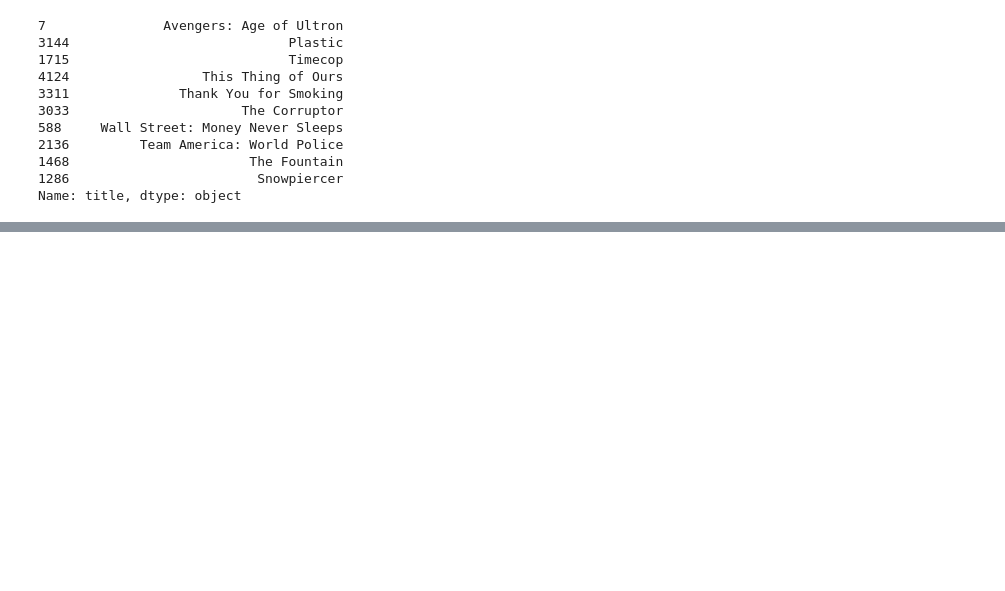
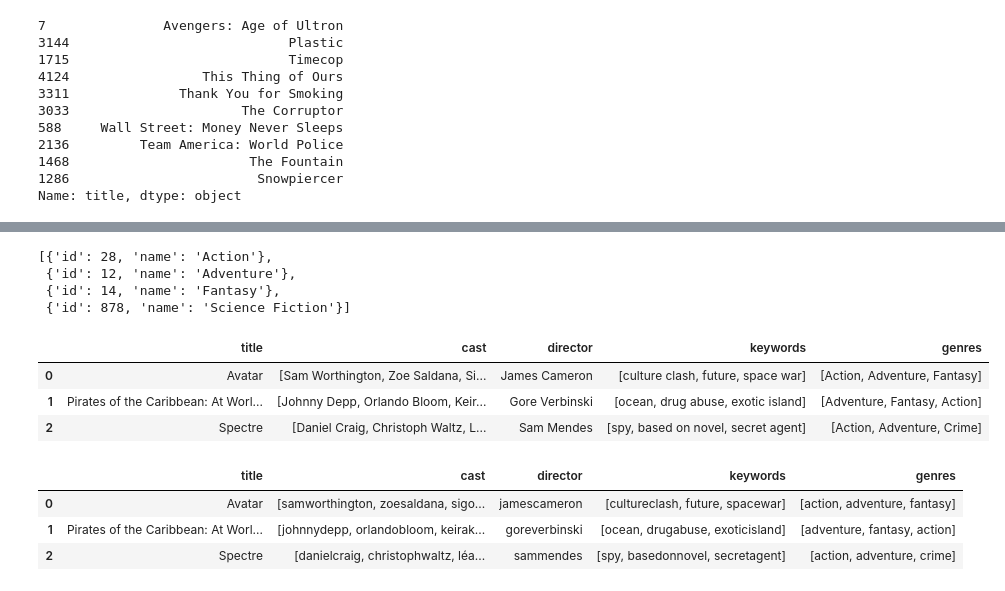
Before and after one commit to SamuelJeon5/Project_MovieRecommend-ML-, a Jupyter notebook: Movie Recommender.ipynb, the cells around one changed output, grey strips where cells are left out. Saved outputs shown, nothing was run; the diff lists cells and outputs as text; code cells hidden in the pictures; blank space fills up the shorter version.

```diff
--- a/Movie Recommender.ipynb
+++ b/Movie Recommender.ipynb
@@ -378,0 +473,27 @@ len(df2['title'])
+# %%
+df2.loc[0, 'genres']
+# %% [output]
+[{'id': 28, 'name': 'Action'},
+ {'id': 12, 'name': 'Adventure'},
+ {'id': 14, 'name': 'Fantasy'},
+ {'id': 878, 'name': 'Science Fiction'}]
+# %%
+# 처음 3개의 데이터 중에서 name에 해당하는 value만 추출
+def get_list(x):
+    if isinstance(x, list):
+        names = [i['name'] for i in x]
+        if len(names) > 3:
+            names = names[:3]
+        return names
+    return []
+# %%
+features = ['cast', 'keywords', 'genres']
+for feature in features:
+    df2[feature] = df2[feature].apply(get_list)
+# %%
+df2[['title', 'cast', 'director', 'keywords', 'genres']].head(3)
+# %% [output]
+|  | title | cast | director | keywords | genres |
+| 0 | Avatar | [Sam Worthington, Zoe Saldana, Si... | James Cameron | [culture clash, future, space war] | [Action, Adventure, Fantasy] |
+| 1 | Pirates of the Caribbean: At Worl... | [Johnny Depp, Orlando Bloom, Keir... | Gore Verbinski | [ocean, drug abuse, exotic island] | [Adventure, Fantasy, Action] |
+| 2 | Spectre | [Daniel Craig, Christoph Waltz, L... | Sam Mendes | [spy, based on novel, secret agent] | [Action, Adventure, Crime] |
@@ -378,0 +513,7 @@ len(df2['title'])
+# %%
+df2[['title', 'cast', 'director', 'keywords', 'genres']].head(3)
+# %% [output]
+|  | title | cast | director | keywords | genres |
+| 0 | Avatar | [samworthington, zoesaldana, sigo... | jamescameron | [cultureclash, future, spacewar] | [action, adventure, fantasy] |
+| 1 | Pirates of the Caribbean: At Worl... | [johnnydepp, orlandobloom, keirak... | goreverbinski | [ocean, drugabuse, exoticisland] | [adventure, fantasy, action] |
+| 2 | Spectre | [danielcraig, christophwaltz, léa... | sammendes | [spy, basedonnovel, secretagent] | [action, adventure, crime] |
```
Also changed, not shown: parts of 33 cells of this notebook.
